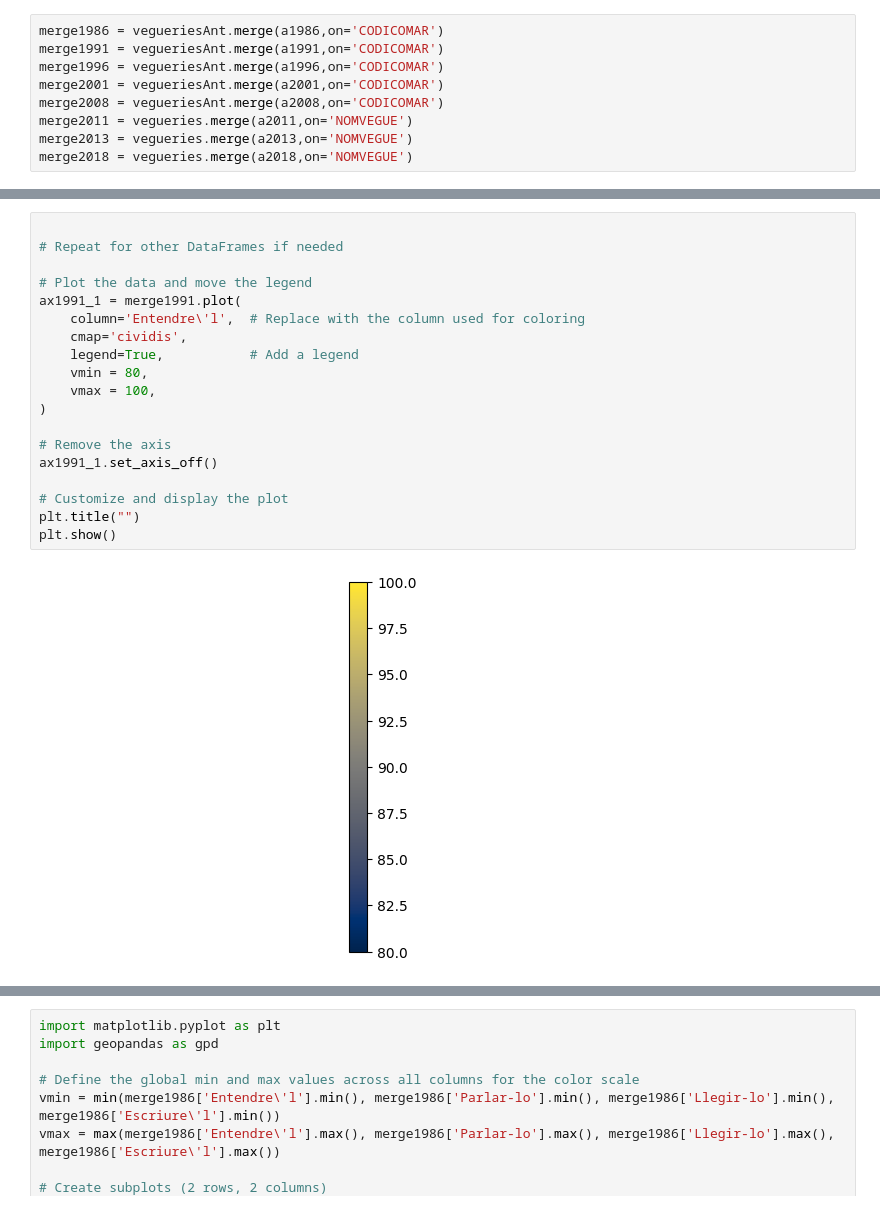
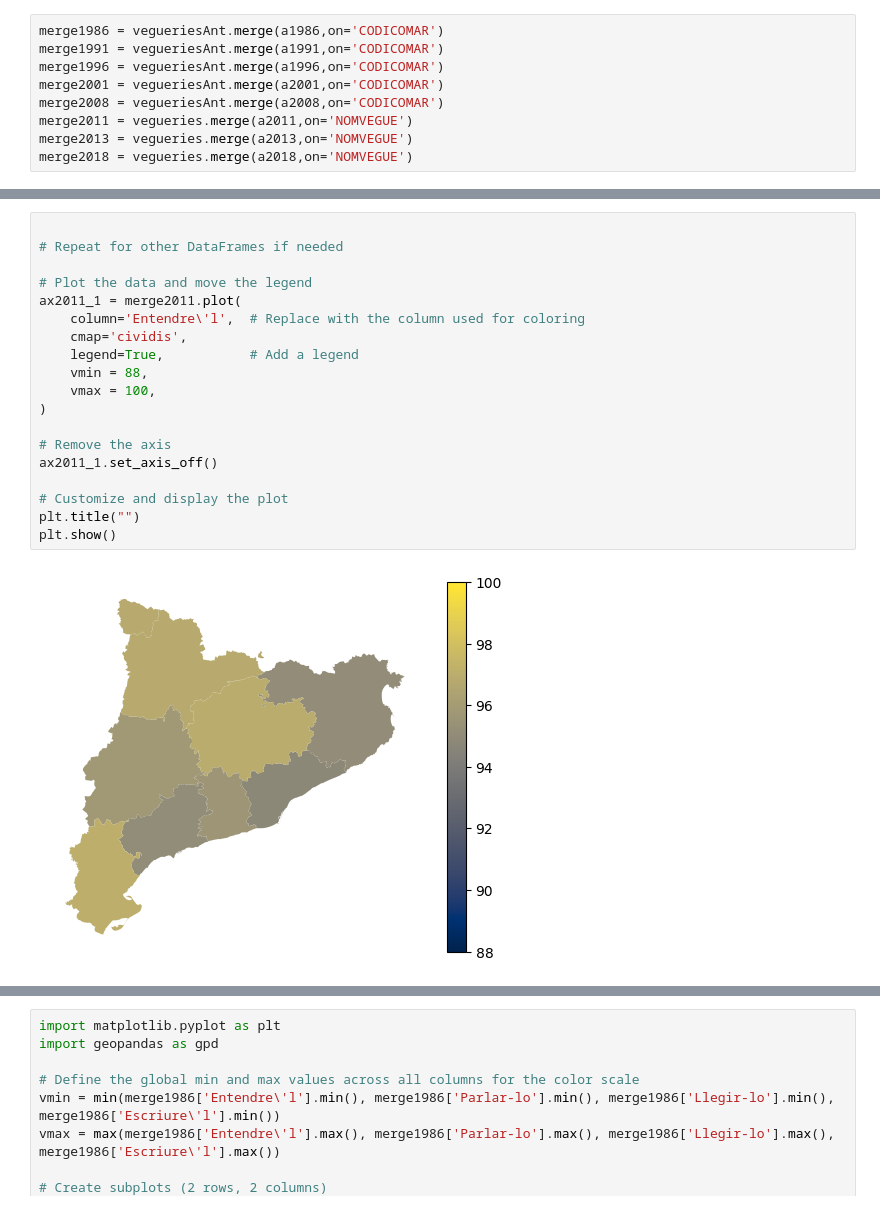
Before and after one commit to GuifreRamos/LlenguaCatalana, a Jupyter notebook: Eudald.ipynb, the cells around one changed output, grey strips where cells are left out. Drawn from its saved outputs; the diff is of its cells as text.

```diff
--- a/Eudald.ipynb
+++ b/Eudald.ipynb
@@ -149,24 +156,24 @@ dtype: object
 # %%
 
 # Repeat for other DataFrames if needed
 
 # Plot the data and move the legend
-ax1991_1 = merge1991.plot(
+ax2011_1 = merge2011.plot(
     column='Entendre\'l',  # Replace with the column used for coloring
     cmap='cividis',
     legend=True,           # Add a legend
-    vmin = 80,
+    vmin = 88,
     vmax = 100,
 )
 
 # Remove the axis
-ax1991_1.set_axis_off()
+ax2011_1.set_axis_off()
 
 # Customize and display the plot
 plt.title("")
 plt.show()
 # %% [output]
-[figure, old version]
+[figure, new version]
 # %%
 # Define vmin and vmax based on data range
 
```
Also changed, not shown: parts of 6 cells of this notebook, 11 other files.
